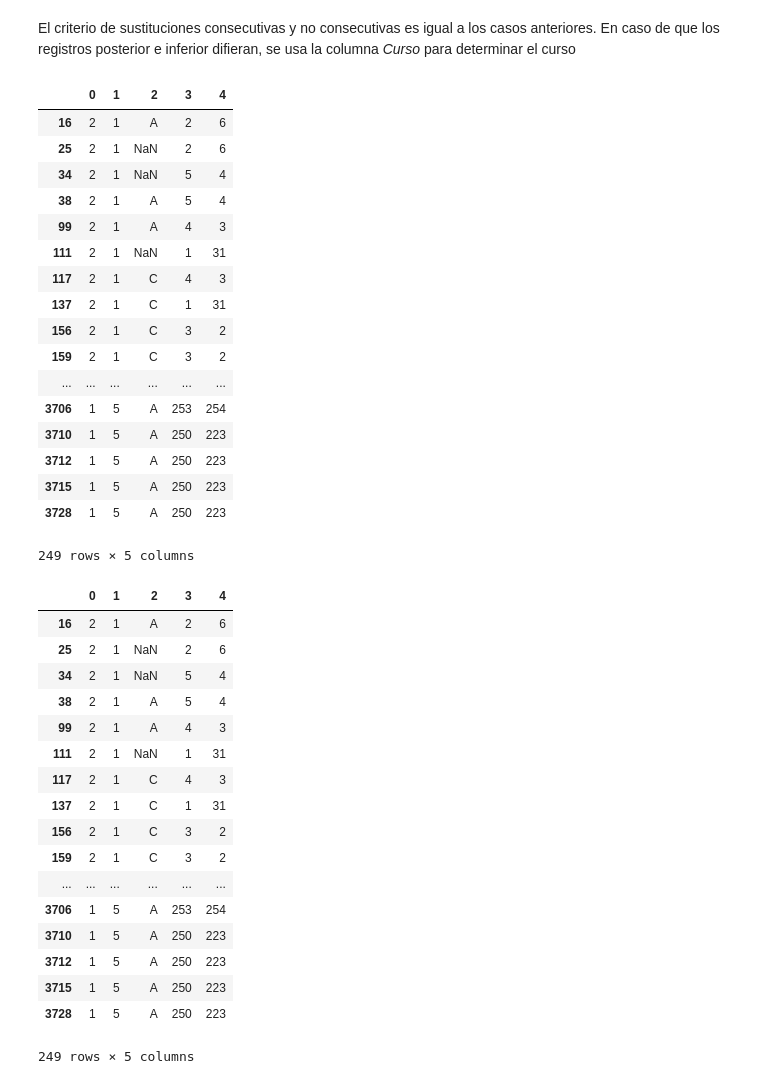
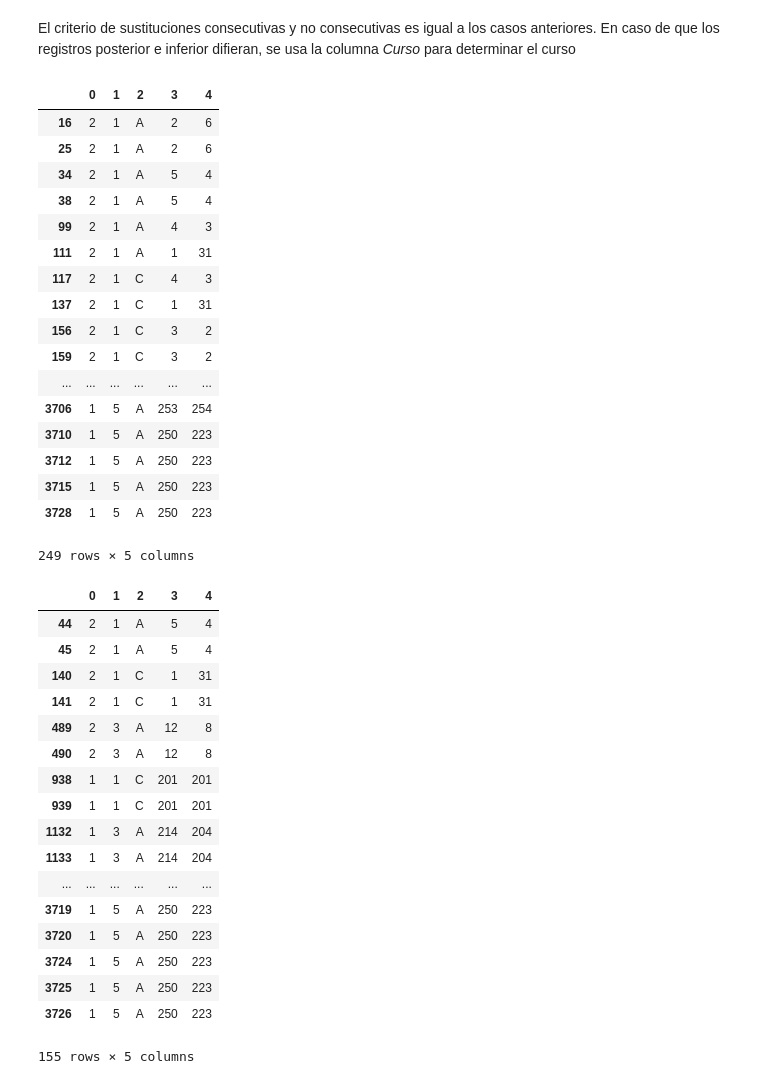
Before and after one commit to AntonioPL/TFM_Kschool, a Jupyter notebook: Tidy1.ipynb, the cells around one changed output. Drawn from its saved outputs; the diff is of its cells as text; code cells hidden in the pictures.

Commit message:
Se corrige error en sustitucion2

```diff
--- a/Tidy1.ipynb
+++ b/Tidy1.ipynb
@@ -747,7 +746,7 @@ def sustitucion2(datos, nulos, nulos2, columna, direccion):
                     datos2.iloc[l,columna] = datos2.iloc[i-1,columna]
                 elif pd.isnull(datos2.iloc[l,(columna + direccion)]) == True:
                     datos2.iloc[l,columna] = pd.np.nan
-                elif datos2.iloc[l,(columna + direccion)] == datos2.iloc[i+1,(columna + direccion)]:
+                elif datos2.iloc[l,(columna + direccion)] == datos2.iloc[nulos2[columna][j]+1,(columna + direccion)]:
                     datos2.iloc[l,columna] = datos2.iloc[nulos2[columna][j]+1,columna]
     return datos2
 # %% [markdown]
@@ -952,3 +951,5 @@ encu_codigos27.iloc[nulos_columnas[2], :]
 | 3024 | 4 | 3 | B | NaN | NaN |
 | 3171 | 4 | 3 | C | 414 | 422 |
 162 rows × 5 columns
+# %%
+encu_codigos271 = sustitucion2(datos=encu_codigos27, columna=2, nulos=consec_col, nulos2=consec2_col, direccion=1)
@@ -957,7 +979,7 @@ encu_codigos27.iloc[nulos_columnas[2], :]
 # %% [markdown]
 El criterio de sustituciones consecutivas y no consecutivas es igual a los casos anteriores. En caso de que los registros posterior e inferior difieran, se usa la columna *Division* para determinar el curso
 # %%
-encu_codigos28 = sustitucion(datos=encu_codigos27, columna=1, nulos=nulos_columnas, direccion=-1)
+encu_codigos28 = sustitucion(datos=encu_codigos271, columna=1, nulos=nulos_columnas, direccion=-1)
 # %%
 encu_codigos28.iloc[nulos_columnas[1],:]
 # %% [output]
@@ -1013,11 +1035,11 @@ encu_codigos30.iloc[nulos_columnas[0],:]
 # %% [output]
 |  | 0 | 1 | 2 | 3 | 4 |
 | 16 | 2 | 1 | A | 2 | 6 |
-| 25 | 2 | 1 | NaN | 2 | 6 |
-| 34 | 2 | 1 | NaN | 5 | 4 |
+| 25 | 2 | 1 | A | 2 | 6 |
+| 34 | 2 | 1 | A | 5 | 4 |
 | 38 | 2 | 1 | A | 5 | 4 |
 | 99 | 2 | 1 | A | 4 | 3 |
-| 111 | 2 | 1 | NaN | 1 | 31 |
+| 111 | 2 | 1 | A | 1 | 31 |
 | 117 | 2 | 1 | C | 4 | 3 |
 | 137 | 2 | 1 | C | 1 | 31 |
 | 156 | 2 | 1 | C | 3 | 2 |
@@ -1032,23 +1054,23 @@ encu_codigos30.iloc[nulos_columnas[0],:]
 # %%
 encu_codigos31 = sustitucion2(datos=encu_codigos30, columna=0, nulos=consec_col, nulos2=consec2_col, direccion=1)
 # %%
-encu_codigos31.iloc[nulos_columnas[0],:]
+encu_codigos31.iloc[nulos_consec_columnas[0],:]
 # %% [output]
 |  | 0 | 1 | 2 | 3 | 4 |
-| 16 | 2 | 1 | A | 2 | 6 |
-| 25 | 2 | 1 | NaN | 2 | 6 |
-| 34 | 2 | 1 | NaN | 5 | 4 |
-| 38 | 2 | 1 | A | 5 | 4 |
-| 99 | 2 | 1 | A | 4 | 3 |
-| 111 | 2 | 1 | NaN | 1 | 31 |
-| 117 | 2 | 1 | C | 4 | 3 |
-| 137 | 2 | 1 | C | 1 | 31 |
-| 156 | 2 | 1 | C | 3 | 2 |
-| 159 | 2 | 1 | C | 3 | 2 |
+| 44 | 2 | 1 | A | 5 | 4 |
+| 45 | 2 | 1 | A | 5 | 4 |
+| 140 | 2 | 1 | C | 1 | 31 |
+| 141 | 2 | 1 | C | 1 | 31 |
+| 489 | 2 | 3 | A | 12 | 8 |
+| 490 | 2 | 3 | A | 12 | 8 |
+| 938 | 1 | 1 | C | 201 | 201 |
+| 939 | 1 | 1 | C | 201 | 201 |
+| 1132 | 1 | 3 | A | 214 | 204 |
+| 1133 | 1 | 3 | A | 214 | 204 |
 | ... | ... | ... | ... | ... | ... |
-| 3706 | 1 | 5 | A | 253 | 254 |
-| 3710 | 1 | 5 | A | 250 | 223 |
-| 3712 | 1 | 5 | A | 250 | 223 |
-| 3715 | 1 | 5 | A | 250 | 223 |
-| 3728 | 1 | 5 | A | 250 | 223 |
+| 3719 | 1 | 5 | A | 250 | 223 |
+| 3720 | 1 | 5 | A | 250 | 223 |
+| 3724 | 1 | 5 | A | 250 | 223 |
+| 3725 | 1 | 5 | A | 250 | 223 |
+| 3726 | 1 | 5 | A | 250 | 223 |
-249 rows × 5 columns
+155 rows × 5 columns
```
Also changed, not shown: parts of 5 cells of this notebook.
